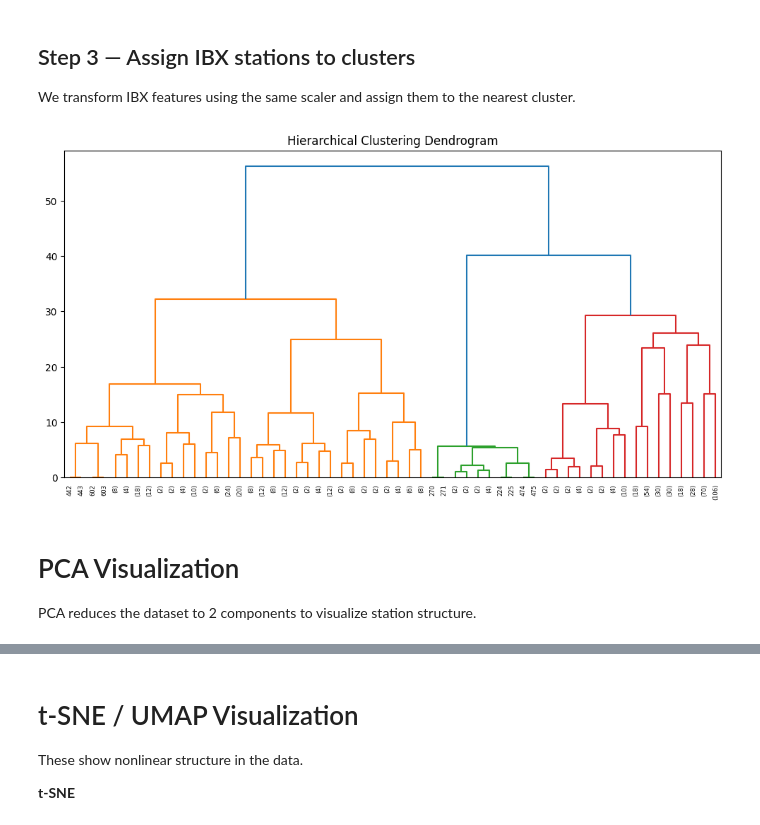
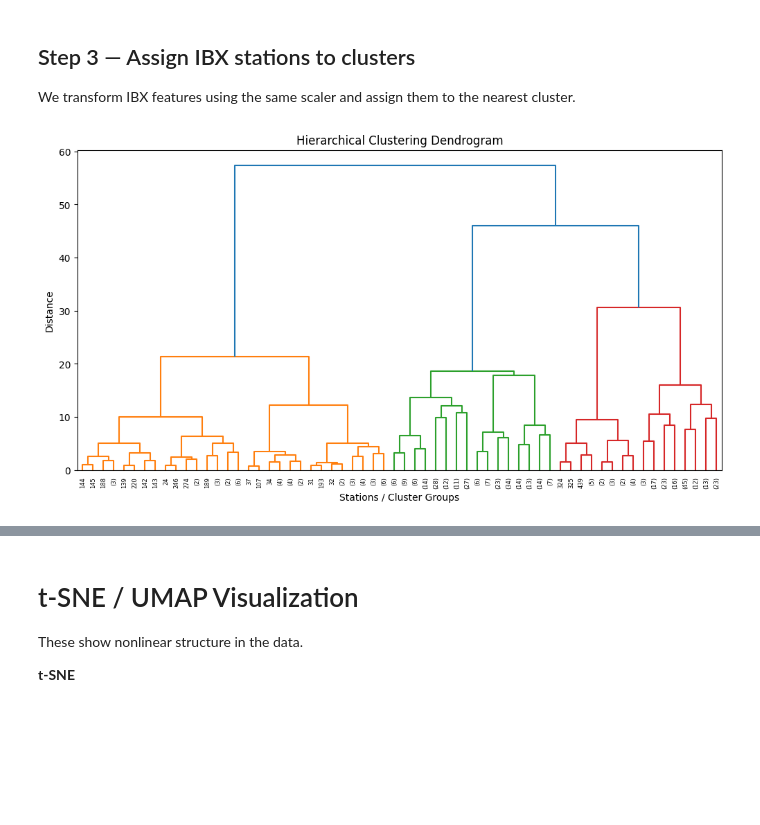
Before and after one commit to hawa1983/Capstone, a Jupyter notebook: ibx_capstone_v4.ipynb, the cells around one changed output, grey strips where cells are left out. Saved outputs shown, nothing was run; the diff lists cells and outputs as text; code cells hidden in the pictures; blank space fills up the shorter version.

```diff
--- a/ibx_capstone_v4.ipynb
+++ b/ibx_capstone_v4.ipynb
@@ -9183,41 +9249,57 @@ import matplotlib.pyplot as plt
 from sklearn.preprocessing import StandardScaler
 from scipy.cluster.hierarchy import dendrogram, linkage
 
-df = pd.read_csv("ridership_station_features_merged.csv")
+# Load features file directly
+df = pd.read_csv("/content/nyc_station_complex_features_full.csv")
 
-df = df[df["borough"] != "Manhattan"]
-df = df[~df["station_complex"].str.lower().str.startswith("ibx", na=False)]
+# Keep station_complex_id as string so IBX IDs are preserved
+df["station_complex_id"] = df["station_complex_id"].astype(str)
 
+# Drop ridership columns if they happen to exist
+df = df.drop(columns=[
+    "annual_weekday_avg_ridership",
+    "log_ridership"
+], errors="ignore")
+
+# Features describing station environment
 features = [
     "pct_hh_no_vehicle_0p5mi",
     "jobs_0p5mi",
     "citibike_count_0p5mi",
     "population_0p5mi",
     "bus_routes_0p5mi",
     "subway_lines_0p5mi",
     "landuse_entropy_0p5mi",
     "dist_to_commuter_stop_mi",
     "pct_transit_0p5mi",
     "pct_wfh_0p5mi",
     "pct_walked_0p5mi",
     "intersection_density_0p5mi"
 ]
 
-data = df[features].dropna()
+# Keep only rows with complete feature data
+data = df[features].dropna().copy()
 
+# Match original rows used in clustering
+df_plot = df.loc[data.index].copy()
+
+# Standardize features
 scaler = StandardScaler()
 X_scaled = scaler.fit_transform(data)
 
 # Hierarchical clustering
 Z = linkage(X_scaled, method="ward")
 
-plt.figure(figsize=(12,6))
-dendrogram(Z, truncate_mode="level", p=5)
+# Plot dendrogram
+plt.figure(figsize=(12, 6))
+dendrogram(
+    Z,
+    truncate_mode="level",
+    p=5
+)
 plt.title("Hierarchical Clustering Dendrogram")
+plt.xlabel("Stations / Cluster Groups")
+plt.ylabel("Distance")
 plt.show()
 # %% [output]
-[figure, old version]
+[figure, new version]
-# %% [markdown]
-# PCA Visualization
-
-PCA reduces the dataset to 2 components to visualize station structure.
```
Also changed, not shown: parts of 25 cells of this notebook.
